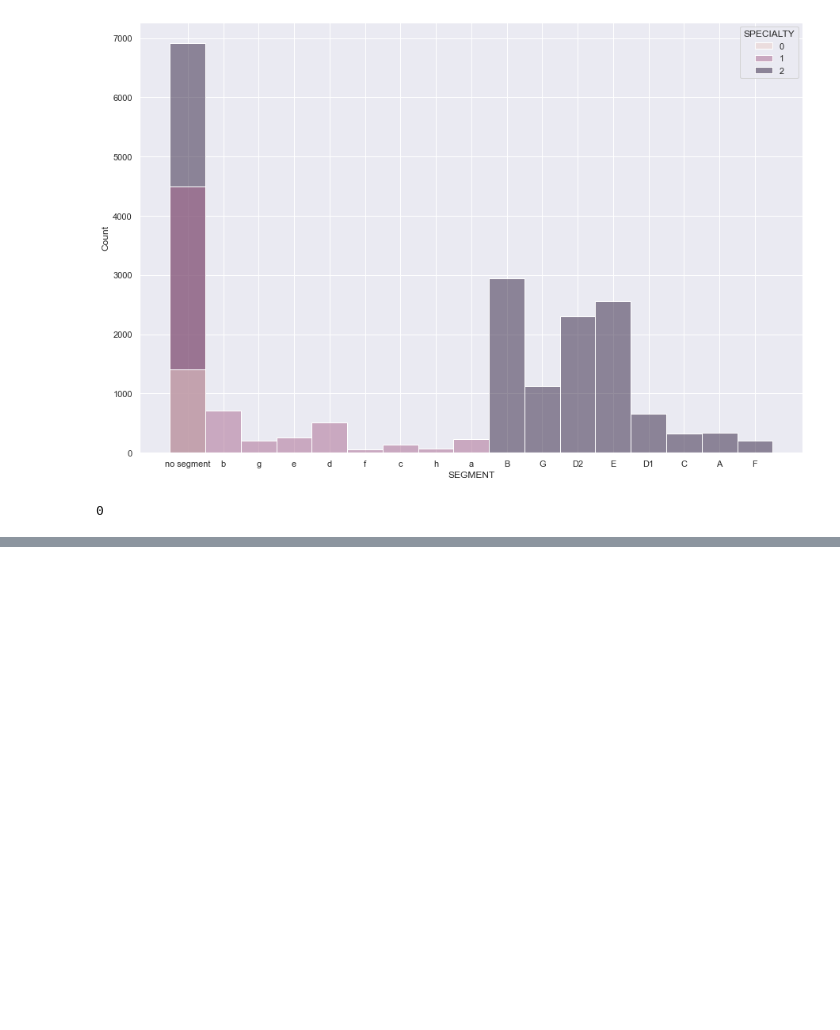
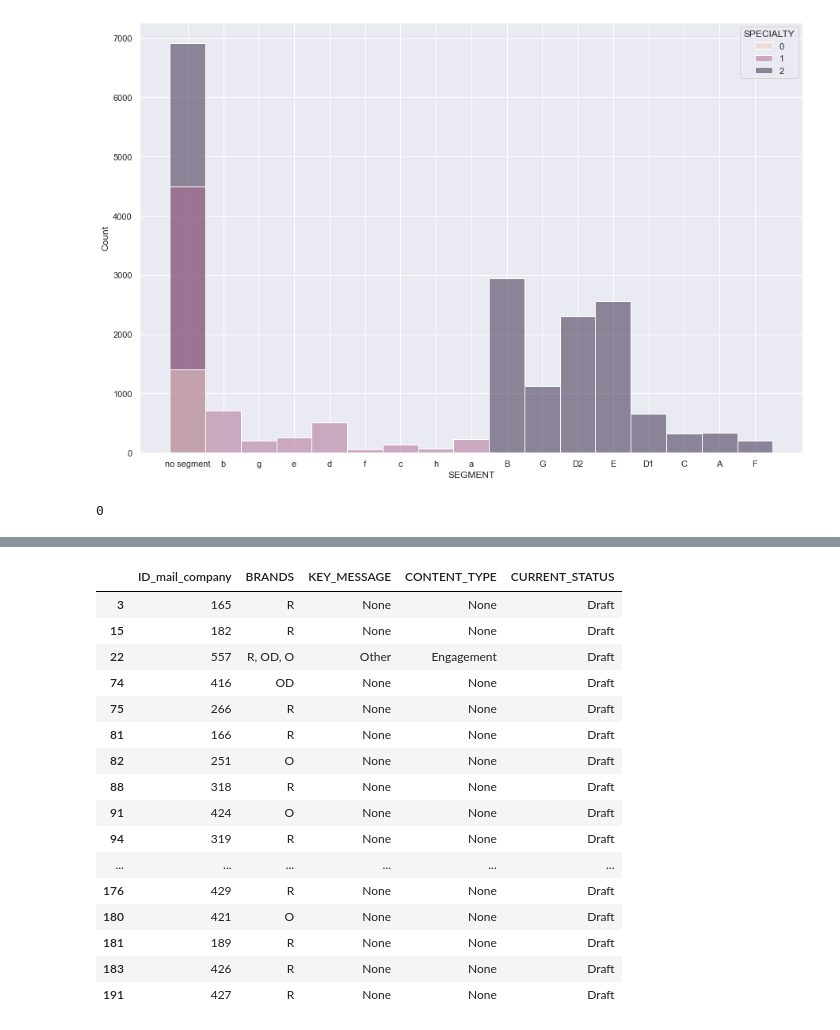
Before and after one commit to IvanovNA01/test_task_junior, a Jupyter notebook: test_to_jun1.ipynb, the cells around one changed output, grey strips where cells are left out. Saved outputs shown, nothing was run; the diff lists cells and outputs as text; code cells hidden in the pictures; blank space fills up the shorter version.

```diff
--- a/test_to_jun1.ipynb
+++ b/test_to_jun1.ipynb
@@ -105,0 +97,21 @@ Name: BRANDS, dtype: int64
+# %%
+# Черновые проекты не имеют тип контента и ключевого сообщения, за исключением 2х типов писем: ID-557, ID-1207
+company_mail_meta.query('CURRENT_STATUS == "Draft"')
+# %% [output]
+|  | ID_mail_company | BRANDS | KEY_MESSAGE | CONTENT_TYPE | CURRENT_STATUS |
+| 3 | 165 | R | None | None | Draft |
+| 15 | 182 | R | None | None | Draft |
+| 22 | 557 | R, OD, O | Other | Engagement | Draft |
+| 74 | 416 | OD | None | None | Draft |
+| 75 | 266 | R | None | None | Draft |
+| 81 | 166 | R | None | None | Draft |
+| 82 | 251 | O | None | None | Draft |
+| 88 | 318 | R | None | None | Draft |
+| 91 | 424 | O | None | None | Draft |
+| 94 | 319 | R | None | None | Draft |
+| ... | ... | ... | ... | ... | ... |
+| 176 | 429 | R | None | None | Draft |
+| 180 | 421 | O | None | None | Draft |
+| 181 | 189 | R | None | None | Draft |
+| 183 | 426 | R | None | None | Draft |
+| 191 | 427 | R | None | None | Draft |
```
Also changed, not shown: parts of 14 cells of this notebook.
